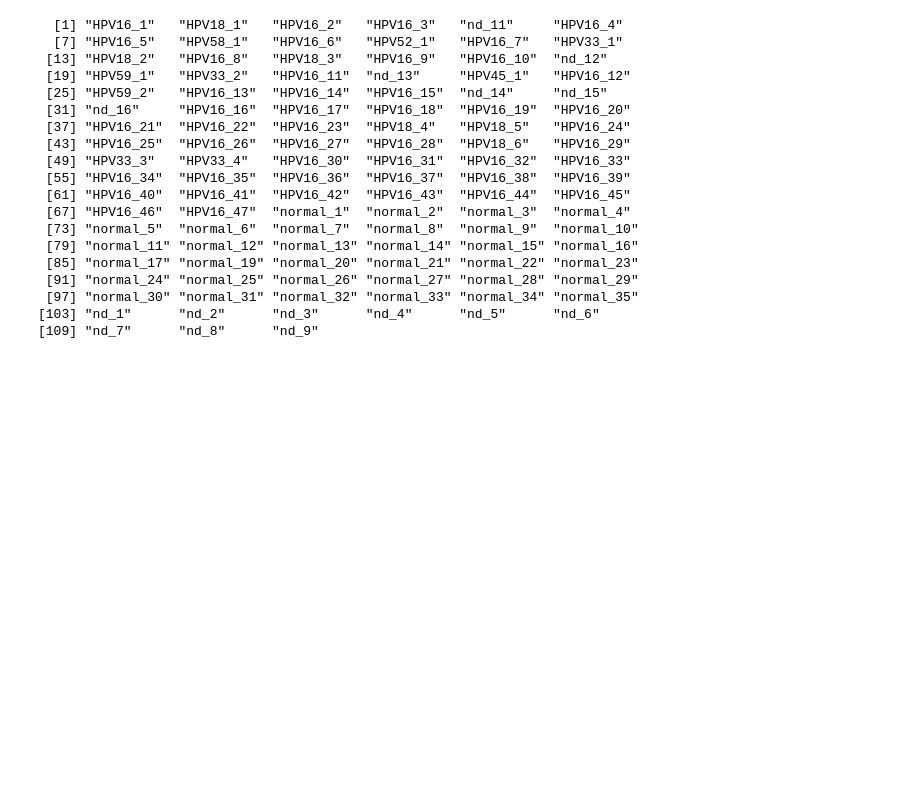
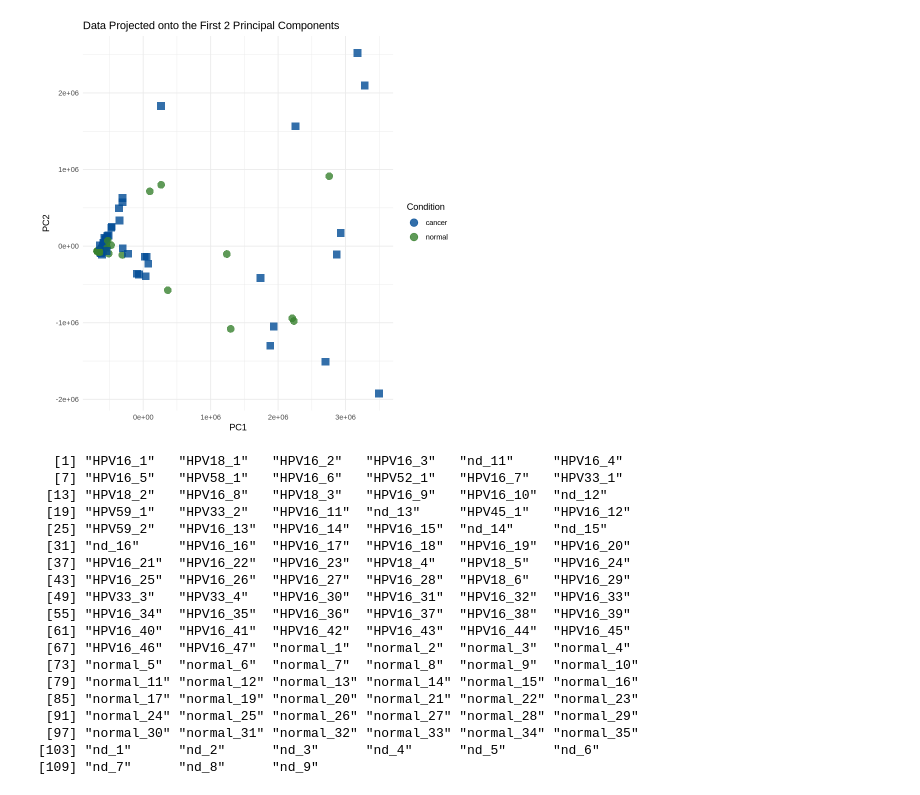
Before and after one commit to PI-Bioinfo/transcriptomics_classifier, a Jupyter notebook: notebook.ipynb, the cells around one changed output. Saved outputs shown, nothing was run; the diff lists cells and outputs as text; code cells hidden in the pictures; blank space fills up the shorter version.

```diff
--- a/notebook.ipynb
+++ b/notebook.ipynb
@@ -8,3 +8,7 @@ suppressMessages(library(data.table))
 suppressMessages(library(glmnet))
 suppressMessages(library(corrplot))
 suppressMessages(library(caret))
+# %%
+data <- read.csv("/home/bdkhoi/projects/transcriptomics_classifier/work/1e/53959cd024490d5574f58c8cd6e256/train_merged_count.csv", row.names = 1)
+meta <- read.csv("/home/bdkhoi/projects/transcriptomics_classifier/data/112_samples/clean_design.csv", row.names=1)
+head(meta)
@@ -10,0 +25,4 @@ suppressMessages(library(caret))
+# %%
+pca_data <- data
+t_pca_data <- t(pca_data)
+print(sum(is.na(t_pca_data)))
@@ -10,0 +31,3 @@ suppressMessages(library(caret))
+# %%
+pca_result <- prcomp(t_pca_data)
+summary(pca_result)
@@ -11,3 +52,21 @@ suppressMessages(library(caret))
+# %%
+meta$group <- as.factor(meta$group)
+meta <- meta[colnames(data), , drop = FALSE]
+# %%
+first_two_components <- data.frame(pca_result$x[, 1:2], Condition = meta$group)
+colors <- c(
+  "#004B95", "#38812F", "#A30000", "#FF8C00", "#9400D3", "#228B22",
+  "#DC143C", "#FFD700", "#8B008B", "#00CED1", "#FF4500", "#556B2F"
+)
+shapes <- c(15, 16, 17, 18, 19, 7, 8, 10, 12, 13, 14, 3)
+
+ggplot(first_two_components, aes(x = PC1, y = PC2, color = Condition)) +
+  geom_point(alpha = 0.8, size = 4, shape = shapes[as.numeric(first_two_components$Condition)]) +
+  labs(title = "Data Projected onto the First 2 Principal Components") +
+  scale_color_manual(values = colors) +
+  theme_minimal()
+# %% [output]
+[figure, added]
 # %%
 data_human <- read.csv("/home/bdkhoi/projects/transcriptomics_classifier/data/112_samples/human/merged_gene_counts_human.csv", sep=",", row.names = 1)
 data_viral <- read.csv("/home/bdkhoi/projects/transcriptomics_classifier/data/112_samples/viral/merged_gene_counts_viral.csv", sep=",", row.names = 1)
```
Also changed, not shown: parts of 3 cells of this notebook, 15 other files.
